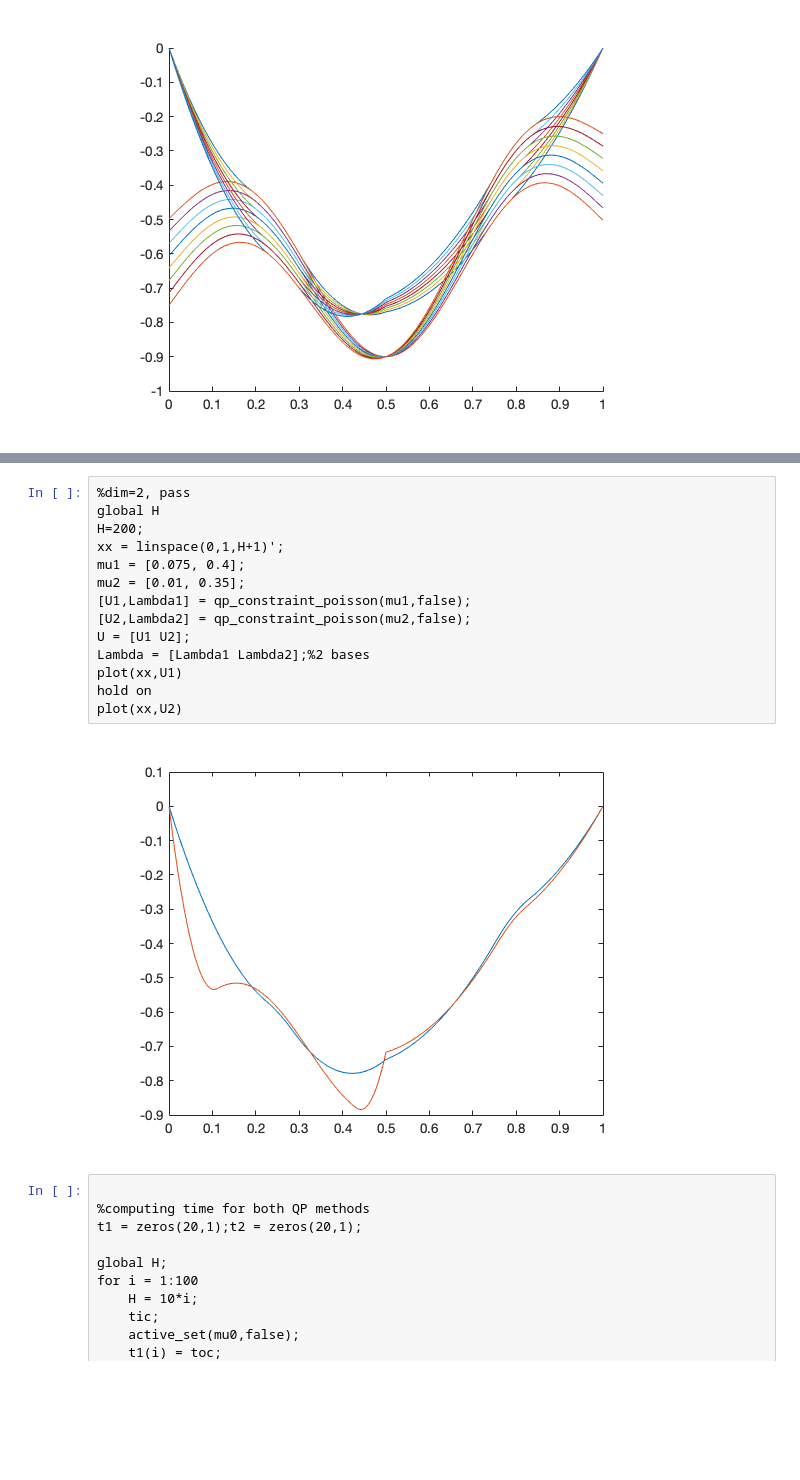
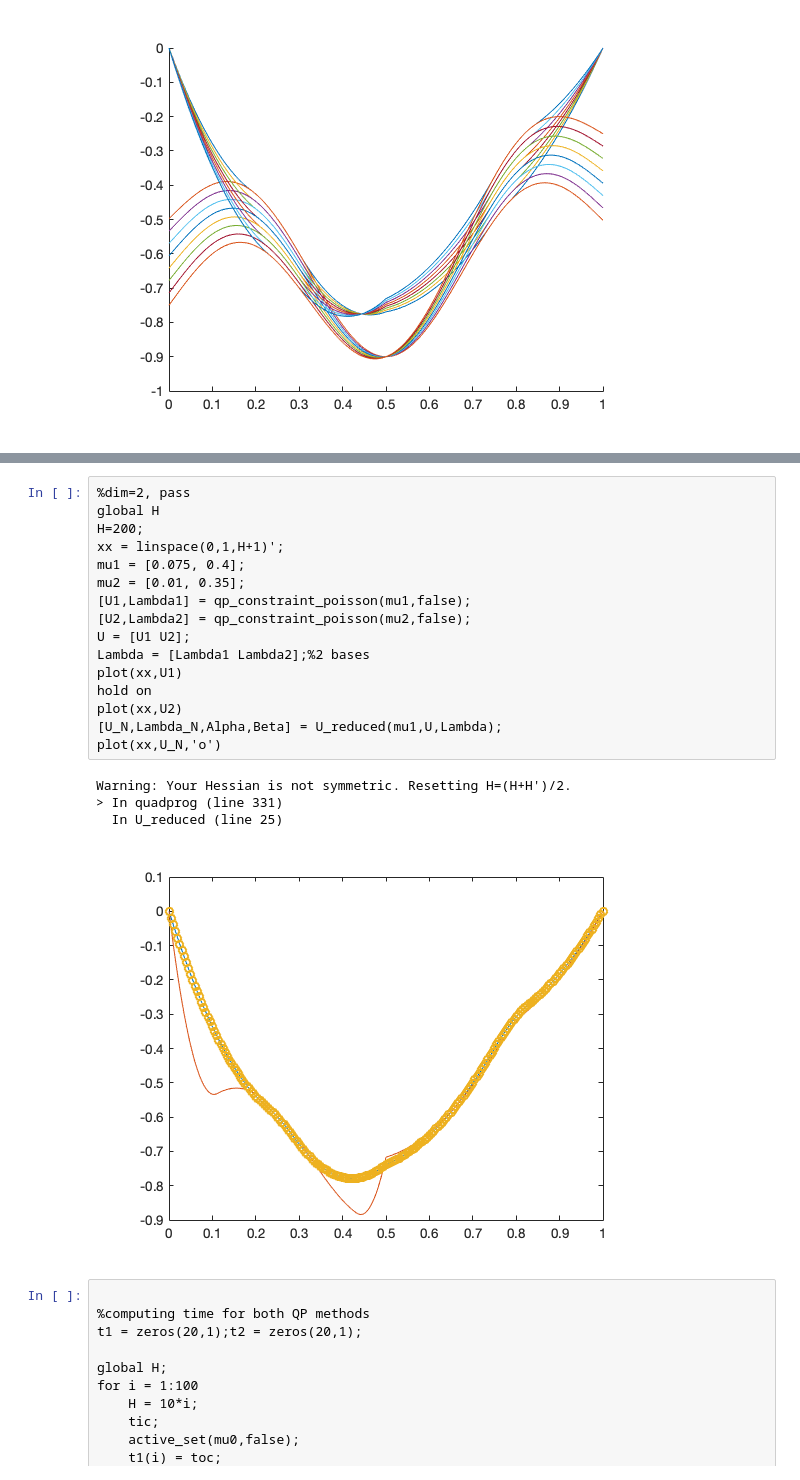
Before and after one commit to EvergreenTree/siam2012reduced, a Jupyter notebook: code/test.ipynb, the cells around one changed output, grey strips where cells are left out. Drawn from its saved outputs; the diff is of its cells as text; blank space fills up the shorter version.

```diff
--- a/code/test.ipynb
+++ b/code/test.ipynb
@@ -35,19 +37,24 @@ plot(xx,U_N,'o')
 # %%
 %dim=2, pass
 global H
 H=200;
 xx = linspace(0,1,H+1)';
 mu1 = [0.075, 0.4];
 mu2 = [0.01, 0.35];
 [U1,Lambda1] = qp_constraint_poisson(mu1,false);
 [U2,Lambda2] = qp_constraint_poisson(mu2,false);
 U = [U1 U2];
 Lambda = [Lambda1 Lambda2];%2 bases
 plot(xx,U1)
 hold on
 plot(xx,U2)
+[U_N,Lambda_N,Alpha,Beta] = U_reduced(mu1,U,Lambda);
+plot(xx,U_N,'o')
 # %% [output]
+Warning: Your Hessian is not symmetric. Resetting H=(H+H')/2.
+> In quadprog (line 331)
+  In U_reduced (line 25)
-[figure, old version]
+[figure, new version]
 # %%
 
 %computing time for both QP methods
```
Also changed, not shown: parts of 7 cells of this notebook, 8 other files.
